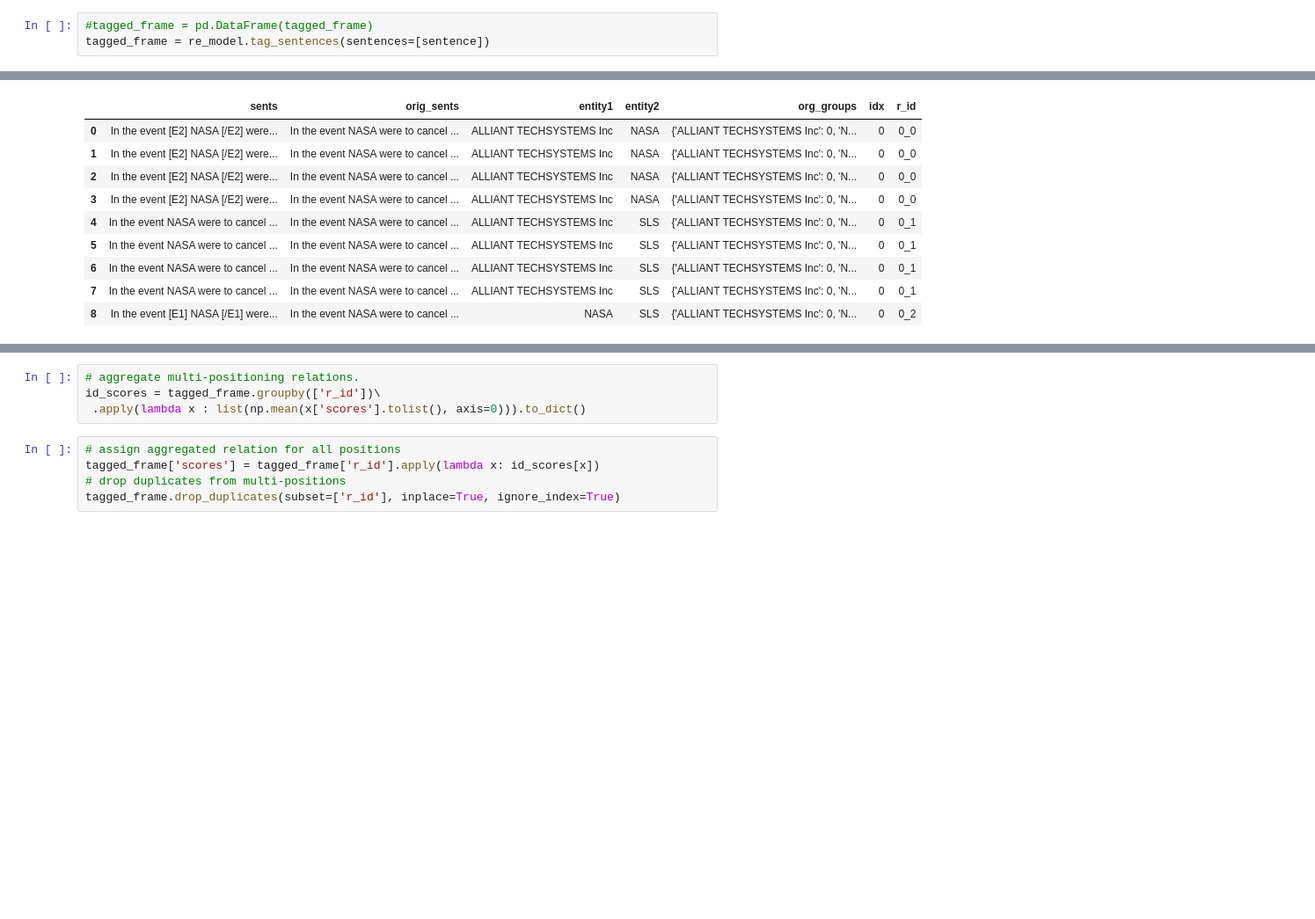
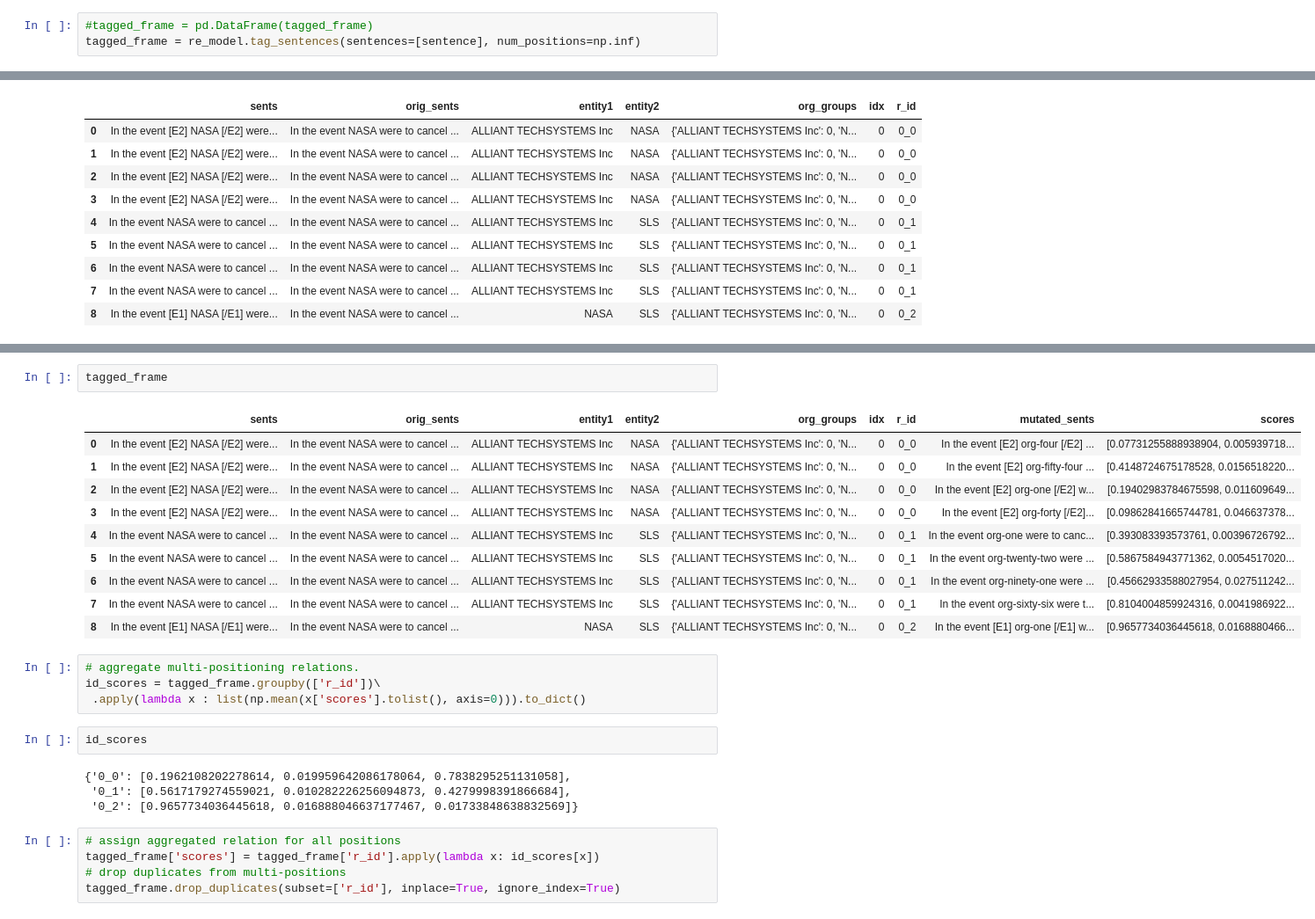
Before and after one commit to iSemantics-ai/Finance-SC-Relations, a Jupyter notebook: DemoNotebooks/relation_extraction_inference.ipynb, the cells around one changed output, grey strips where cells are left out. Shown: that part at 88% size. Saved outputs shown, nothing was run; the diff lists cells and outputs as text; blank space fills up the shorter version.

```diff
--- a/DemoNotebooks/relation_extraction_inference.ipynb
+++ b/DemoNotebooks/relation_extraction_inference.ipynb
@@ -48,7 +48,7 @@ Invalid rows/total: 0/9
 | 0 | [{'NASA': 'customer', 'ALLIANT TE... | In the event NASA were to cancel ... | {'ALLIANT TECHSYSTEMS Inc': 0, 'N... |
 # %%
 #tagged_frame = pd.DataFrame(tagged_frame)
-tagged_frame = re_model.tag_sentences(sentences=[sentence])
+tagged_frame = re_model.tag_sentences(sentences=[sentence], num_positions=np.inf)
 # %%
 tagged_frame
 # %% [output]
@@ -72,8 +72,27 @@ Invalid rows/total: 0/9
 Invalid rows/total: 0/9
+# %%
+tagged_frame
+# %% [output]
+|  | sents | orig_sents | entity1 | entity2 | org_groups | idx | r_id | mutated_sents | scores |
+| 0 | In the event [E2] NASA [/E2] were... | In the event NASA were to cancel ... | ALLIANT TECHSYSTEMS Inc | NASA | {'ALLIANT TECHSYSTEMS Inc': 0, 'N... | 0 | 0_0 | In the event [E2] org-four [/E2] ... | [0.07731255888938904, 0.005939718... |
+| 1 | In the event [E2] NASA [/E2] were... | In the event NASA were to cancel ... | ALLIANT TECHSYSTEMS Inc | NASA | {'ALLIANT TECHSYSTEMS Inc': 0, 'N... | 0 | 0_0 | In the event [E2] org-fifty-four ... | [0.4148724675178528, 0.0156518220... |
+| 2 | In the event [E2] NASA [/E2] were... | In the event NASA were to cancel ... | ALLIANT TECHSYSTEMS Inc | NASA | {'ALLIANT TECHSYSTEMS Inc': 0, 'N... | 0 | 0_0 | In the event [E2] org-one [/E2] w... | [0.19402983784675598, 0.011609649... |
+| 3 | In the event [E2] NASA [/E2] were... | In the event NASA were to cancel ... | ALLIANT TECHSYSTEMS Inc | NASA | {'ALLIANT TECHSYSTEMS Inc': 0, 'N... | 0 | 0_0 | In the event [E2] org-forty [/E2]... | [0.09862841665744781, 0.046637378... |
+| 4 | In the event NASA were to cancel ... | In the event NASA were to cancel ... | ALLIANT TECHSYSTEMS Inc | SLS | {'ALLIANT TECHSYSTEMS Inc': 0, 'N... | 0 | 0_1 | In the event org-one were to canc... | [0.393083393573761, 0.00396726792... |
+| 5 | In the event NASA were to cancel ... | In the event NASA were to cancel ... | ALLIANT TECHSYSTEMS Inc | SLS | {'ALLIANT TECHSYSTEMS Inc': 0, 'N... | 0 | 0_1 | In the event org-twenty-two were ... | [0.5867584943771362, 0.0054517020... |
+| 6 | In the event NASA were to cancel ... | In the event NASA were to cancel ... | ALLIANT TECHSYSTEMS Inc | SLS | {'ALLIANT TECHSYSTEMS Inc': 0, 'N... | 0 | 0_1 | In the event org-ninety-one were ... | [0.45662933588027954, 0.027511242... |
+| 7 | In the event NASA were to cancel ... | In the event NASA were to cancel ... | ALLIANT TECHSYSTEMS Inc | SLS | {'ALLIANT TECHSYSTEMS Inc': 0, 'N... | 0 | 0_1 | In the event org-sixty-six were t... | [0.8104004859924316, 0.0041986922... |
+| 8 | In the event [E1] NASA [/E1] were... | In the event NASA were to cancel ... | NASA | SLS | {'ALLIANT TECHSYSTEMS Inc': 0, 'N... | 0 | 0_2 | In the event [E1] org-one [/E1] w... | [0.9657734036445618, 0.0168880466... |
 # %%
 # aggregate multi-positioning relations.
 id_scores = tagged_frame.groupby(['r_id'])\
  .apply(lambda x : list(np.mean(x['scores'].tolist(), axis=0))).to_dict()
+# %%
+id_scores
+# %% [output]
+{'0_0': [0.1962108202278614, 0.019959642086178064, 0.7838295251131058],
+ '0_1': [0.5617179274559021, 0.010282226256094873, 0.4279998391866684],
+ '0_2': [0.9657734036445618, 0.016888046637177467, 0.01733848638832569]}
 # %%
 # assign aggregated relation for all positions
 tagged_frame['scores'] = tagged_frame['r_id'].apply(lambda x: id_scores[x])
```
Also changed, not shown: parts of 3 cells of this notebook, 12 other files.
